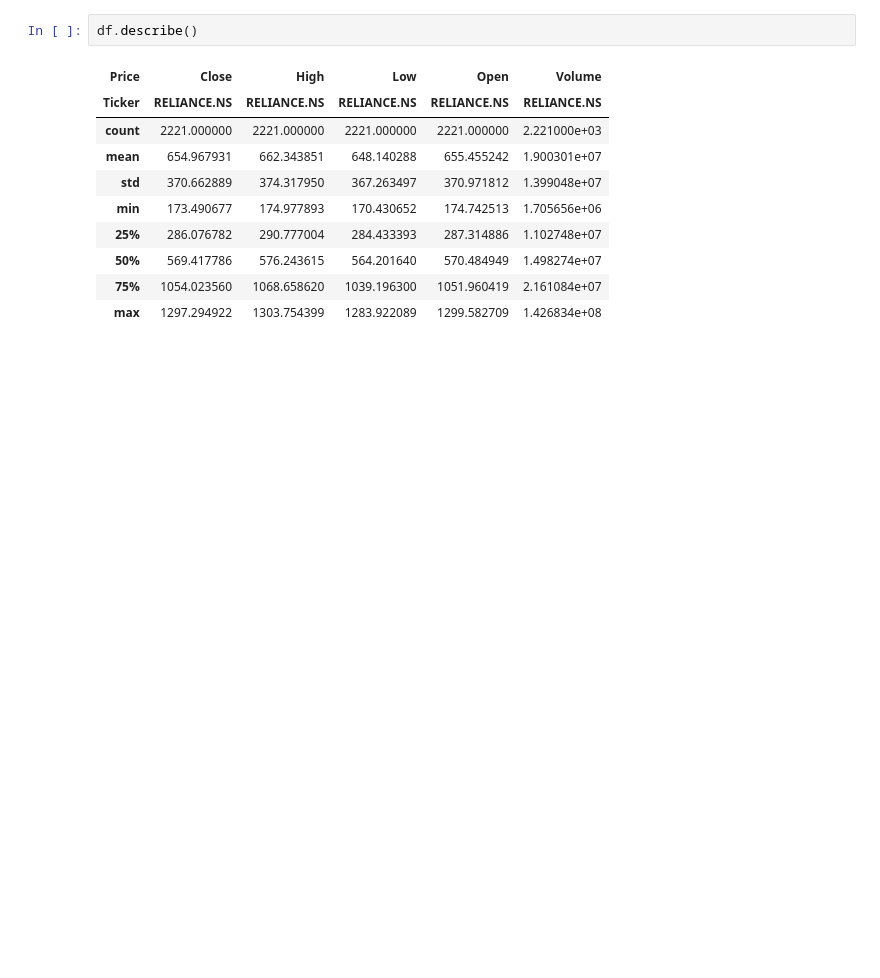
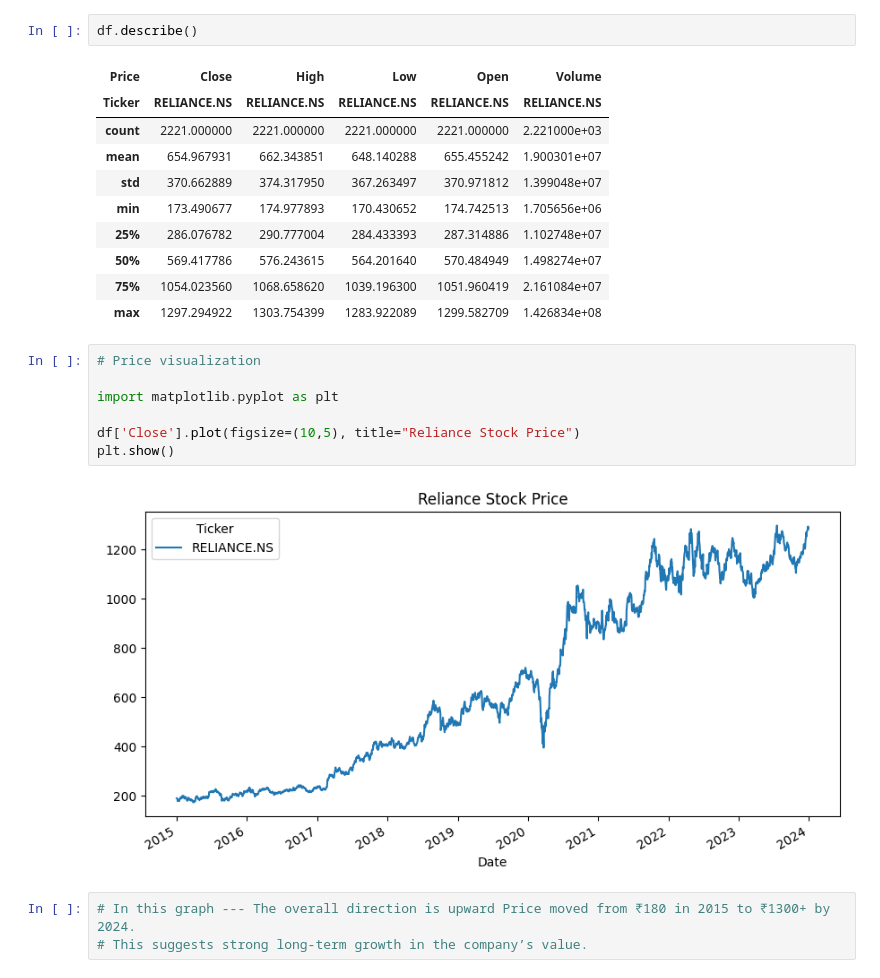
Before and after one commit to BinaryWhizz/Machine-Learning, a Jupyter notebook: Machine Learning 03/01.ipynb, the cells around one changed output. Drawn from its saved outputs; the diff is of its cells as text; blank space fills up the shorter version.

Commit message:
stock pred

```diff
--- a/Machine Learning 03/01.ipynb
+++ b/Machine Learning 03/01.ipynb
@@ -43,3 +43,15 @@ df.describe()
 | 50% | 569.417786 | 576.243615 | 564.201640 | 570.484949 | 1.498274e+07 |
 | 75% | 1054.023560 | 1068.658620 | 1039.196300 | 1051.960419 | 2.161084e+07 |
 | max | 1297.294922 | 1303.754399 | 1283.922089 | 1299.582709 | 1.426834e+08 |
+# %%
+# Price visualization
+
+import matplotlib.pyplot as plt
+
+df['Close'].plot(figsize=(10,5), title="Reliance Stock Price")
+plt.show()
+# %% [output]
+[figure, added]
+# %%
+# In this graph --- The overall direction is upward Price moved from ₹180 in 2015 to ₹1300+ by 2024.
+# This suggests strong long-term growth in the company’s value.
```
Also changed, not shown: parts of 19 cells of this notebook, 1 other file.
